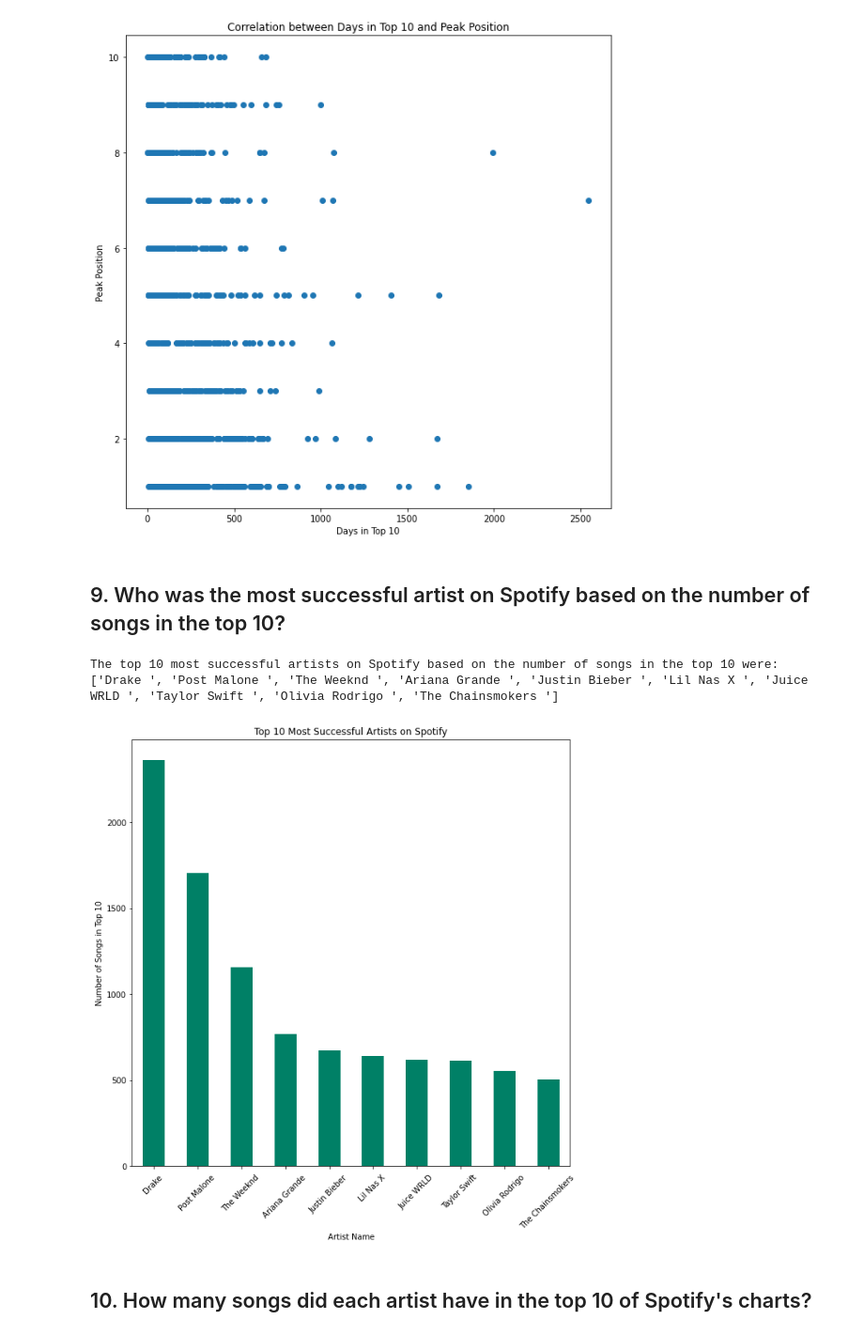
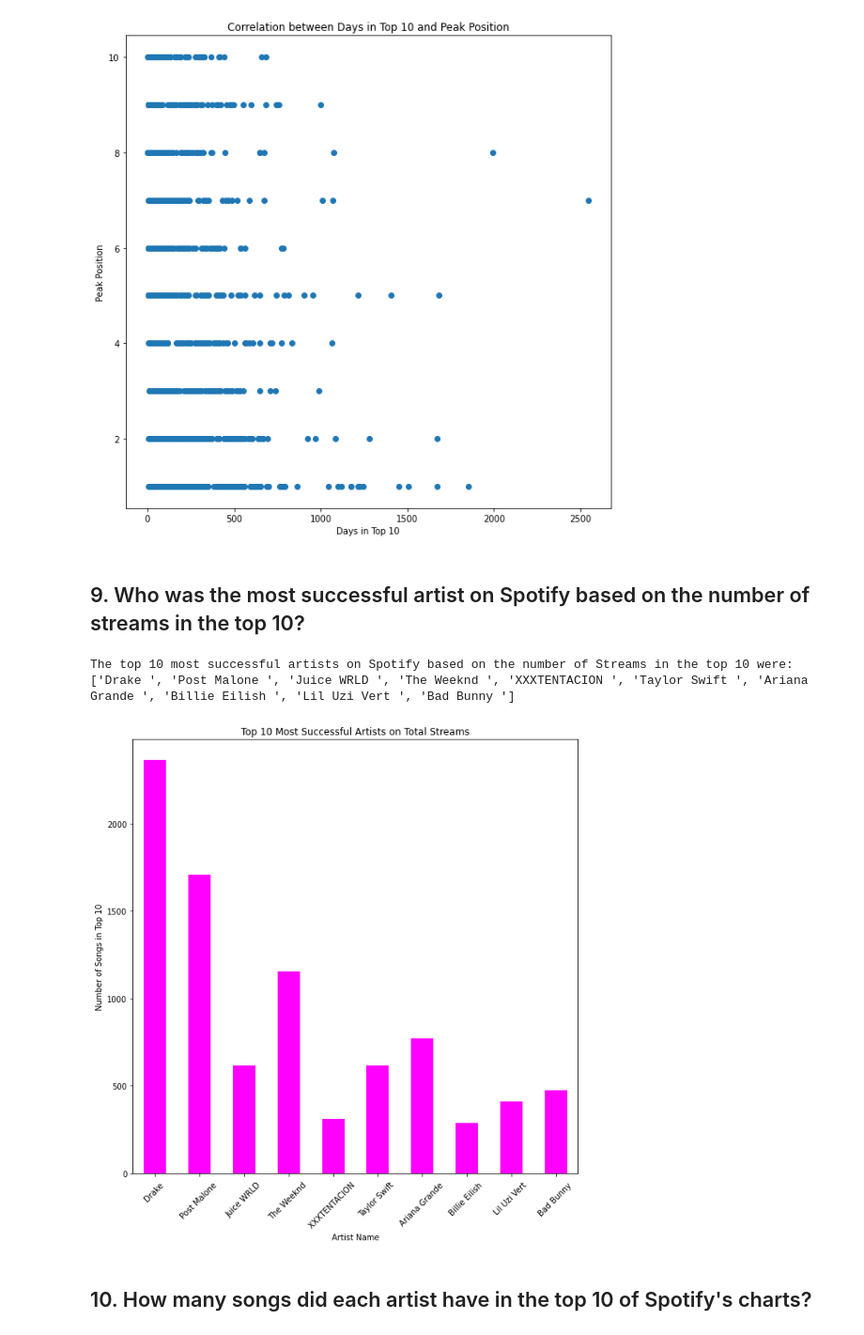
Before and after one commit to abhyudaymishra/Spotify, a Jupyter notebook: spotify.ipynb, the cells around one changed output. Shown at 94% size. Drawn from its saved outputs; the diff is of its cells as text; code cells hidden in the pictures.

```diff
--- a/spotify.ipynb
+++ b/spotify.ipynb
@@ -22,7 +26,7 @@ drive.mount('/content/drive')
 Drive already mounted at /content/drive; to attempt to forcibly remount, call drive.mount("/content/drive", force_remount=True).
 # %%
 #Loading the dataset
-df=pd.read_csv("/content/drive/MyDrive/Spotify_final_dataset[1].csv")
+df=pd.read_csv("/content/drive/MyDrive/Exploratory Data Analysis Projects/Spotify_final_dataset[1].csv")
 # %%
 #Finding the first five rows of the dataset
 df.head()
@@ -114,6 +118,10 @@ df['Position'].value_counts()
 3699     1
 11084    1
 Name: Position, Length: 11084, dtype: int64
+# %%
+mean_value=df.mean()
+# %%
+df.fillna(value=mean_value,inplace=True)
 # %% [markdown]
 ## 1. Which artist has the most songs?
 to get the Artist with most songs we will use groupby function
@@ -217,27 +256,27 @@ plt.show()
 # %% [output]
 [figure]
 # %% [markdown]
-## 9. Who was the most successful artist on Spotify based on the number of songs in the top 10?
+## 9. Who was the most successful artist on Spotify based on the number of streams in the top 10?
 # %%
 grouped = df.groupby('Artist Name').sum()
-grouped = grouped.sort_values(by='Top 10 (xTimes)', ascending=False)
+grouped = grouped.sort_values(by='Total Streams', ascending=False)
 top_10_artists = grouped.head(10)
-print("The top 10 most successful artists on Spotify based on the number of songs in the top 10 were:")
+print("The top 10 most successful artists on Spotify based on the number of Streams in the top 10 were:")
 print(top_10_artists.index.tolist())
 # %% [output]
-The top 10 most successful artists on Spotify based on the number of songs in the top 10 were:
-['Drake ', 'Post Malone ', 'The Weeknd ', 'Ariana Grande ', 'Justin Bieber ', 'Lil Nas X ', 'Juice WRLD ', 'Taylor Swift ', 'Olivia Rodrigo ', 'The Chainsmokers ']
+The top 10 most successful artists on Spotify based on the number of Streams in the top 10 were:
+['Drake ', 'Post Malone ', 'Juice WRLD ', 'The Weeknd ', 'XXXTENTACION ', 'Taylor Swift ', 'Ariana Grande ', 'Billie Eilish ', 'Lil Uzi Vert ', 'Bad Bunny ']
 # %%
 # Plotting the bar graph
-top_10_artists['Top 10 (xTimes)'].plot(kind='bar',figsize=(10,10),cmap="summer")
+top_10_artists['Top 10 (xTimes)'].plot(kind='bar',figsize=(10,10),cmap="spring")
 
 plt.xlabel('Artist Name')
 plt.ylabel('Number of Songs in Top 10')
-plt.title('Top 10 Most Successful Artists on Spotify')
+plt.title('Top 10 Most Successful Artists on Total Streams')
 plt.xticks(rotation=45)
 plt.show()
 # %% [output]
-[figure, old version]
+[figure, new version]
 # %% [markdown]
 ## 10. How many songs did each artist have in the top 10 of Spotify's charts?
 # %%
```
Also changed, not shown: parts of 10 cells of this notebook.
